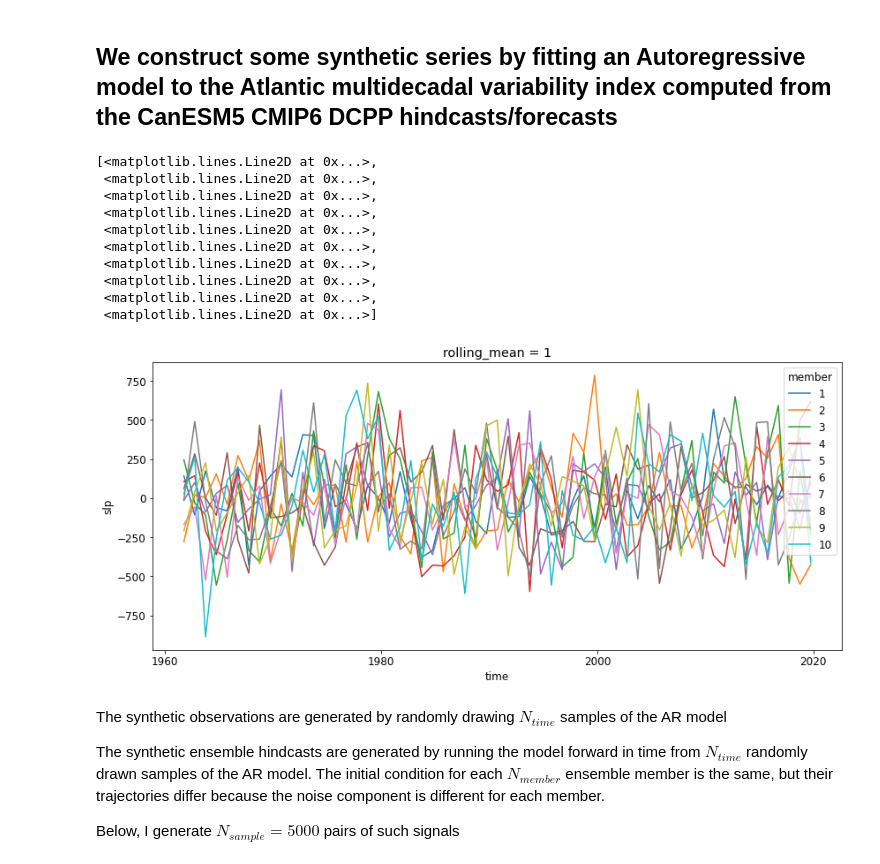
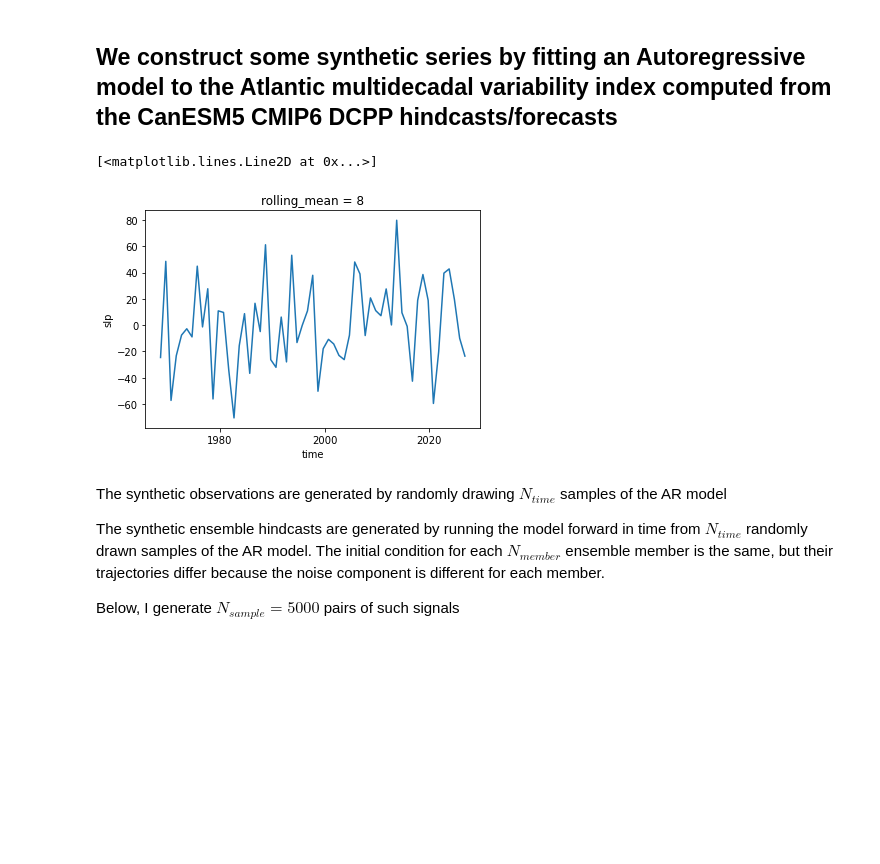
Before and after one commit to dougiesquire/Squire_2022_correlation, a Jupyter notebook: notebooks/exploratory/demo_Tim.ipynb, the cells around one changed output. Drawn from its saved outputs; the diff is of its cells as text; code cells hidden in the pictures; blank space fills up the shorter version.

```diff
--- a/notebooks/exploratory/demo_Tim.ipynb
+++ b/notebooks/exploratory/demo_Tim.ipynb
@@ -46,19 +46,10 @@ nao = utils.calculate_NAO_index(
 # amv = utils.calculate_AMV_index(had["sst"])
 # spg = utils.extract_subpolar_gyre_region(had["sst"])
 # %%
-nao.sel(rolling_mean=1).plot.line(x="time")
+nao.sel(rolling_mean=8).mean("member").plot.line(x="time")
 # %% [output]
-[<matplotlib.lines.Line2D at 0x...>,
- <matplotlib.lines.Line2D at 0x...>,
- <matplotlib.lines.Line2D at 0x...>,
- <matplotlib.lines.Line2D at 0x...>,
- <matplotlib.lines.Line2D at 0x...>,
- <matplotlib.lines.Line2D at 0x...>,
- <matplotlib.lines.Line2D at 0x...>,
- <matplotlib.lines.Line2D at 0x...>,
- <matplotlib.lines.Line2D at 0x...>,
- <matplotlib.lines.Line2D at 0x...>]
+[<matplotlib.lines.Line2D at 0x...>]
-[figure, old version]
+[figure, new version]
 # %% [markdown]
 The synthetic observations are generated by randomly drawing $N_{time}$ samples of the AR model
 
```
Also changed, not shown: parts of 5 cells of this notebook, 3 other files.
